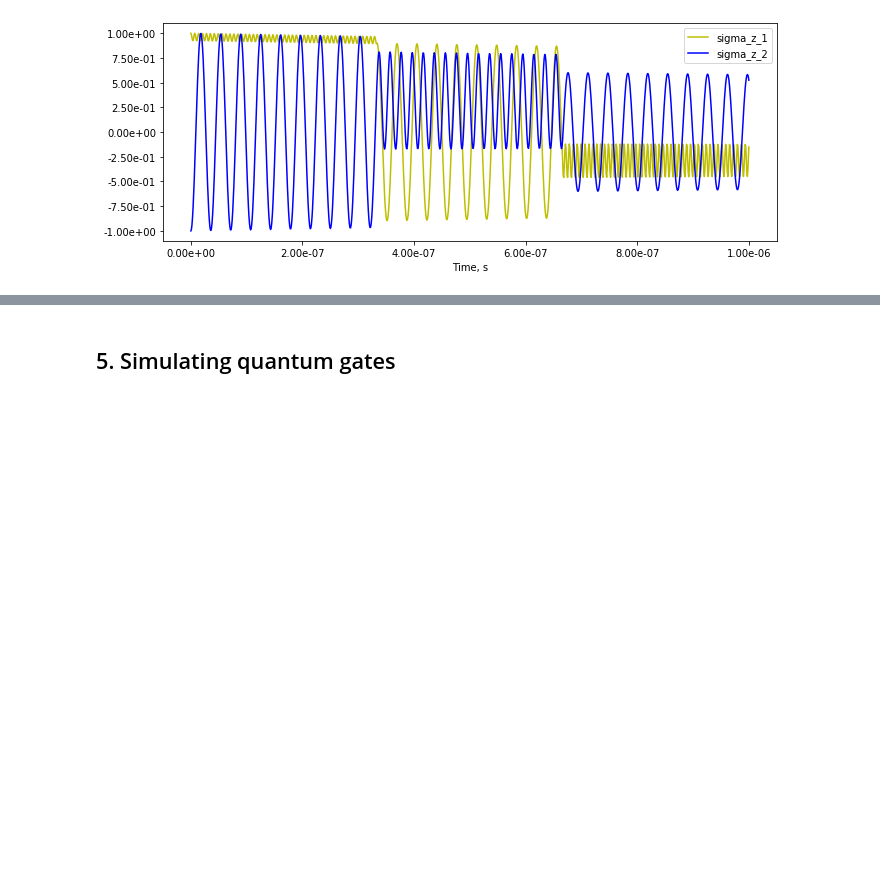
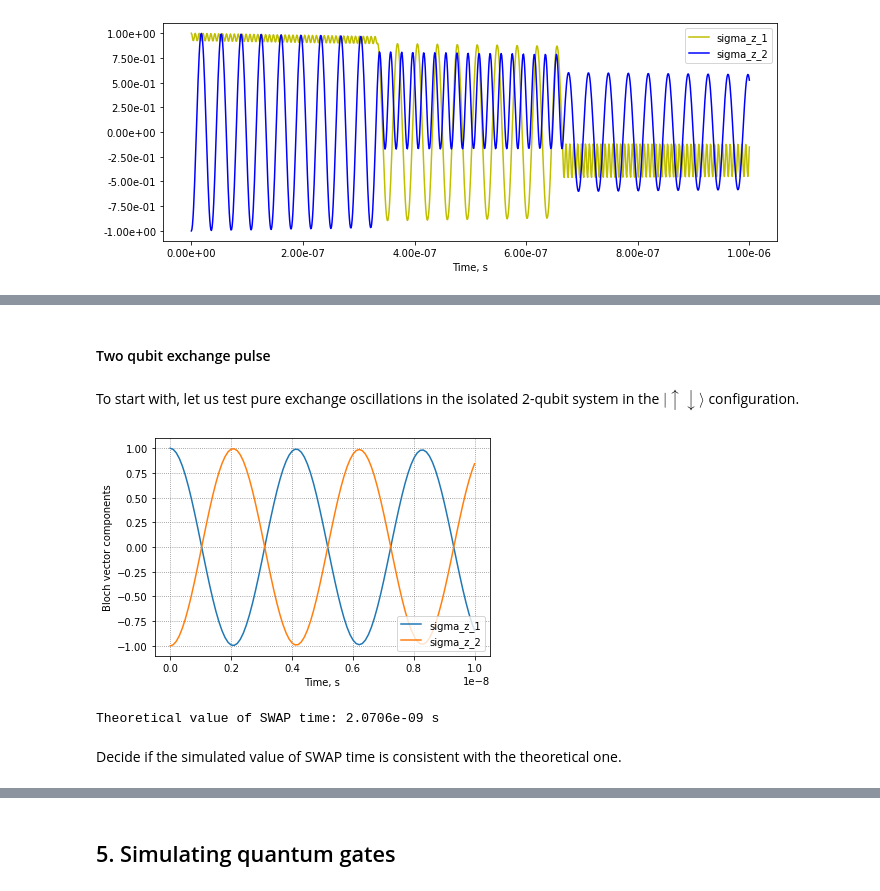
Before and after one commit to gharib85/QuDiPy, a Jupyter notebook: tutorials/Spin_simulator.ipynb, the cells around one changed output, grey strips where cells are left out. Cells and saved outputs as stored; diff of their text form; code cells hidden in the pictures; blank space fills up the shorter version.

```diff
--- a/tutorials/Spin_simulator.ipynb
+++ b/tutorials/Spin_simulator.ipynb
@@ -223,0 +244,31 @@ Clearly, the case of larger deviation in g-factor corresponds to a better addres
+# %% [markdown]
+#### Two qubit exchange pulse
+# %% [markdown]
+To start with, let us test pure exchange oscillations in the isolated 2-qubit system in the $|\uparrow \downarrow\rangle$ configuration.
+# %%
+rho_exch = rho_up_down.copy()
+exch_system = sps.SpinSys(rho_exch, sys_param_dict=params_rabi)  #system parameters borrowed from the Rabi oscillations test
+
+exch_pulse = circ.ControlPulse("2_qubit_exchange_pulse", "effective", pulse_length=1e4) #picoseconds
+J_0 = 1.6e-25
+lisj = [J_0]*500
+exch_pulse.add_control_variable("J_1", lisj)
+exch = exch_system.evolve(exch_pulse, track_qubits={1,2}, are_Bloch_vectors=True)
+
+plt.plot(exch["time"],  np.real(exch["sigma_z_1"]), label= "sigma_z_1")
+plt.plot(exch["time"],  np.real(exch["sigma_z_2"]), label= "sigma_z_2" )
+
+plt.grid()
+plt.rc('grid', linestyle="dotted", color='gray') #adding grid
+
+plt.xlabel("Time, s")
+plt.ylabel("Bloch vector components")
+plt.legend(loc="lower right")
+
+plt.show()
+print("Theoretical value of SWAP time: {:.5} s".format(cst.h/(2*J_0)))
+# %% [output]
+[figure, added]
+Theoretical value of SWAP time: 2.0706e-09 s
+# %% [markdown]
+Decide if the simulated value of SWAP time is consistent with the theoretical one.
```
Also changed, not shown: parts of 46 cells of this notebook.
